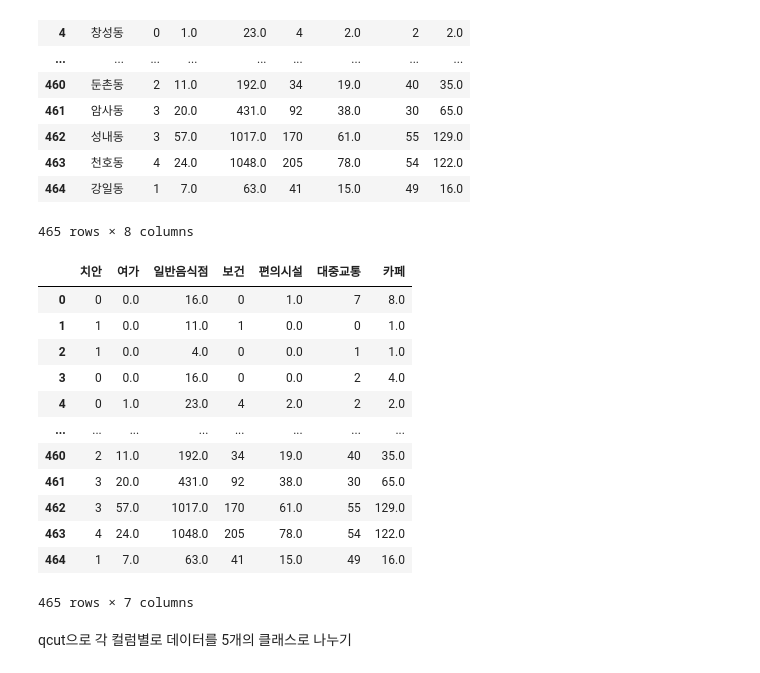
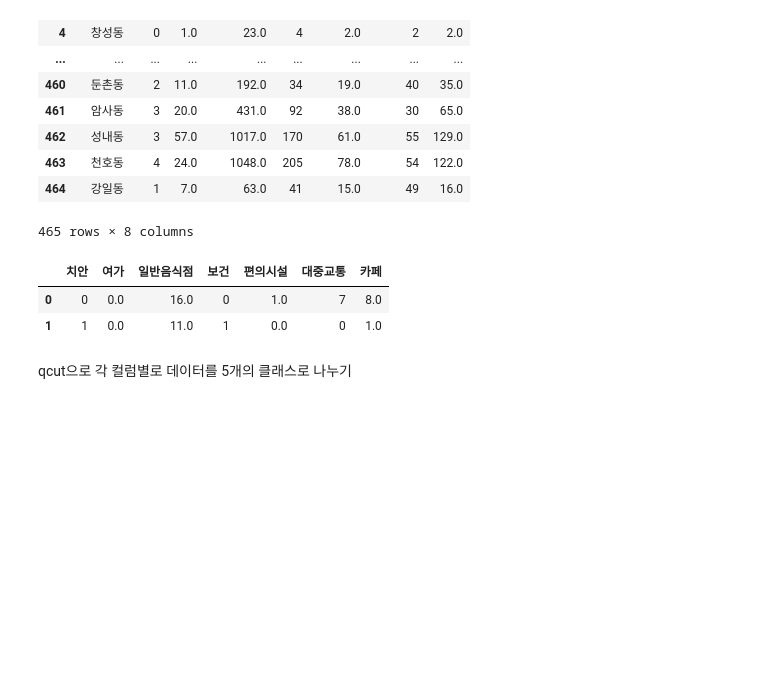
Before and after one commit to naedonnaelife/naedonnaesan, a Jupyter notebook: Clustering/군집만들기.ipynb, the cells around one changed output. Cells and saved outputs as stored; diff of their text form; code cells hidden in the pictures; blank space fills up the shorter version.

```diff
--- a/Clustering/군집만들기.ipynb
+++ b/Clustering/군집만들기.ipynb
@@ -84,20 +85,10 @@ df
 # %%
 df1 = df.drop(axis=1, columns=['법정동명'])
 # %%
-df1
+df1.head(2)
 # %% [output]
 |  | 치안 | 여가 | 일반음식점 | 보건 | 편의시설 | 대중교통 | 카페 |
 | 0 | 0 | 0.0 | 16.0 | 0 | 1.0 | 7 | 8.0 |
 | 1 | 1 | 0.0 | 11.0 | 1 | 0.0 | 0 | 1.0 |
-| 2 | 1 | 0.0 | 4.0 | 0 | 0.0 | 1 | 1.0 |
-| 3 | 0 | 0.0 | 16.0 | 0 | 0.0 | 2 | 4.0 |
-| 4 | 0 | 1.0 | 23.0 | 4 | 2.0 | 2 | 2.0 |
-| ... | ... | ... | ... | ... | ... | ... | ... |
-| 460 | 2 | 11.0 | 192.0 | 34 | 19.0 | 40 | 35.0 |
-| 461 | 3 | 20.0 | 431.0 | 92 | 38.0 | 30 | 65.0 |
-| 462 | 3 | 57.0 | 1017.0 | 170 | 61.0 | 55 | 129.0 |
-| 463 | 4 | 24.0 | 1048.0 | 205 | 78.0 | 54 | 122.0 |
-| 464 | 1 | 7.0 | 63.0 | 41 | 15.0 | 49 | 16.0 |
-465 rows × 7 columns
 # %% [markdown]
 qcut으로 각 컬럼별로 데이터를 5개의 클래스로 나누기
```
Also changed, not shown: parts of 27 cells of this notebook.
